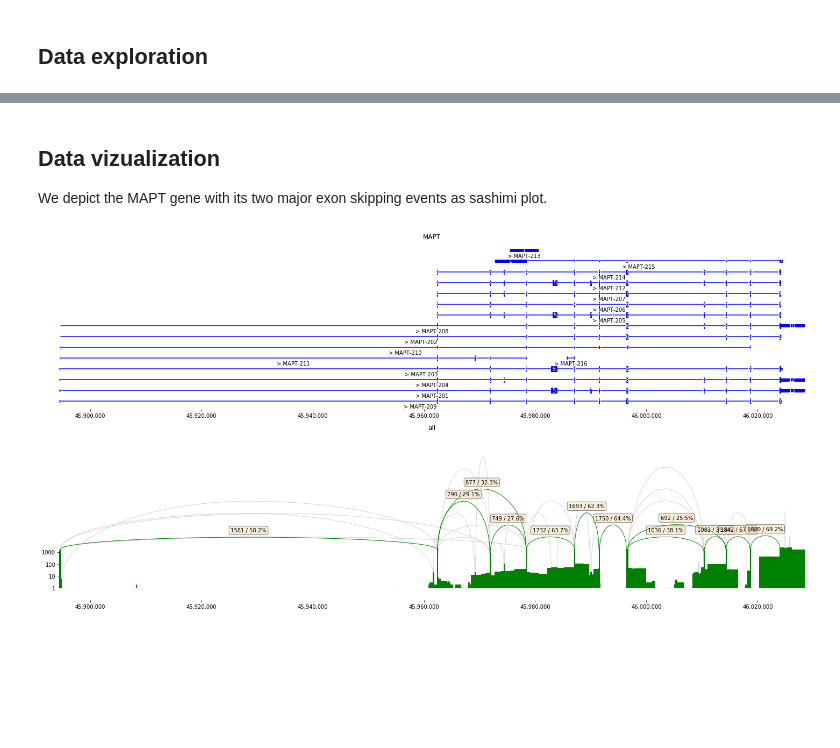
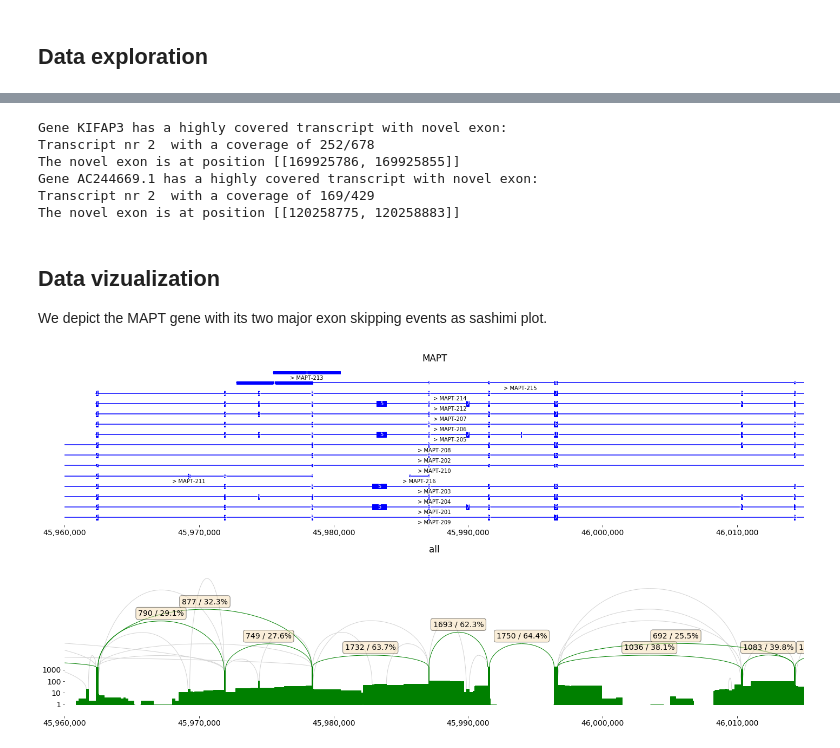
Before and after one commit to MatthiasLienhard/isotools, a Jupyter notebook: docs/notebooks/isotools_alzheimer.ipynb, the cells around one changed output, grey strips where cells are left out. Saved outputs shown, nothing was run; the diff lists cells and outputs as text; code cells hidden in the pictures; blank space fills up the shorter version.

```diff
--- a/docs/notebooks/isotools_alzheimer.ipynb
+++ b/docs/notebooks/isotools_alzheimer.ipynb
@@ -77,0 +86,10 @@ except FileNotFoundError:
+# %%
+from isotools import DEFAULT_GENE_FILTER, DEFAULT_TRANSCRIPT_FILTER,DEFAULT_REF_TRANSCRIPT_FILTER
+ref_filter=DEFAULT_REF_TRANSCRIPT_FILTER
+#lets define some custom reference filter flags based on the gencode specific transcript information:
+ref_filter['HIGH_SUPPORT']='transcript_support_level=="1"'
+ref_filter['PROTEIN_CODING']='transcript_type=="protein_coding"'
+print(DEFAULT_TRANSCRIPT_FILTER)
+
+gene_filter=DEFAULT_GENE_FILTER
+isoseq.add_filter( gene_filter=gene_filter, ref_transcript_filter=ref_filter)
@@ -77,0 +117,19 @@ except FileNotFoundError:
+# %%
+#QC plot
+from isotools.plots import plot_bar, plot_distr
+
+plt.rcParams["figure.figsize"] = (15,15)
+plt.rcParams.update({'font.size': 14})
+
+
+fig, axs = plt.subplots(2,2)
+#A) transcript length
+plot_distr(tr_stats[0][0],smooth=3,ax=axs[0,0],**tr_stats[0][1])
+#B) internal priming
+plot_distr(tr_stats[4][0],smooth=3,ax=axs[0,1],density=True,fill=True, **tr_stats[4][1])
+#C) RTTS
+plot_distr(tr_stats[3][0],ax=axs[1,0],density=True,**tr_stats[3][1])
+#D) frequency of artifacts
+plot_bar(f_stats[0],ax=axs[1,1],drop_categories=['MULTIEXON','NOVEL\nTRANSCRIPT','NOVEL','UNSPLICED','NONCANONICAL\nSPLICING' ],**f_stats[1])
+
+fig.tight_layout()
@@ -77,0 +214,5 @@ except FileNotFoundError:
+# %%
+from isotools.plots import plot_bar, plot_distr
+
+plt.rcParams["figure.figsize"] = (20,10)
+_=plot_bar(altsplice[0][0],bar_width=.9,ylabel='fraction of reads [%]', legend=False, rot=90,drop_categories=['FSM'])
@@ -85,9 +267,22 @@ Gene MAPT chr17:45894550-46028334(+), 16 reference transcripts, 267 expressed tr
+# %%
+#we can also iterate over transcripts and filter by region (chr[:start-end]), novelty category, or request a minimum coverage:
+for g,trnr,tr in isoseq.iter_transcripts(region='chr1', include=['novel exon'], min_coverage=100):
+    print(f'Gene {g.name} has a highly covered transcript with novel exon:')
+    print(f'Transcript nr {trnr}  with a coverage of {g.coverage[0,trnr]}/{g.coverage.sum()}')
+    print(f'The novel exon is at position {tr["annotation"][1]["novel exon"]}')
+# %% [output]
+Gene KIFAP3 has a highly covered transcript with novel exon:
+Transcript nr 2  with a coverage of 252/678
+The novel exon is at position [[169925786, 169925855]]
+Gene AC244669.1 has a highly covered transcript with novel exon:
+Transcript nr 2  with a coverage of 169/429
+The novel exon is at position [[120258775, 120258883]]
 # %% [markdown]
 ## Data vizualization
 We depict the MAPT gene with its two major exon skipping events as sashimi plot.
 # %%
 plt.rcParams["figure.figsize"] = (20,10)
-fig,axs=isoseq['MAPT'].sashimi_figure()
+fig,axs=isoseq['MAPT'].sashimi_figure(x_range=[45960000,46015000])
 fig.tight_layout()
 # %% [output]
-[figure, old version]
+[figure, new version]
```
Also changed, not shown: parts of 17 cells of this notebook, 12 other files.
